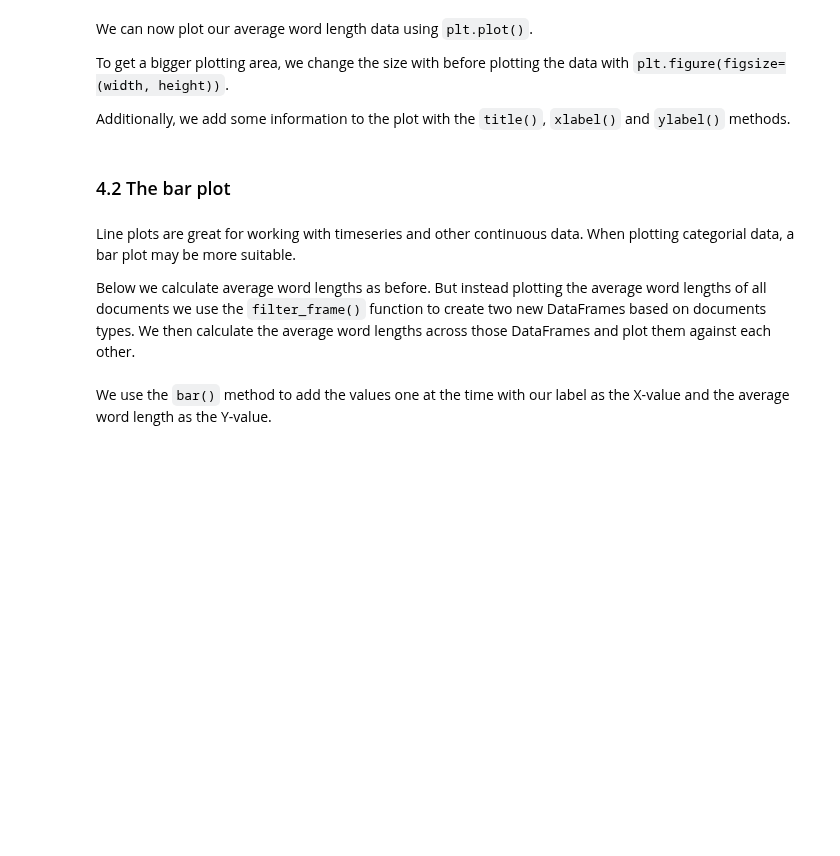
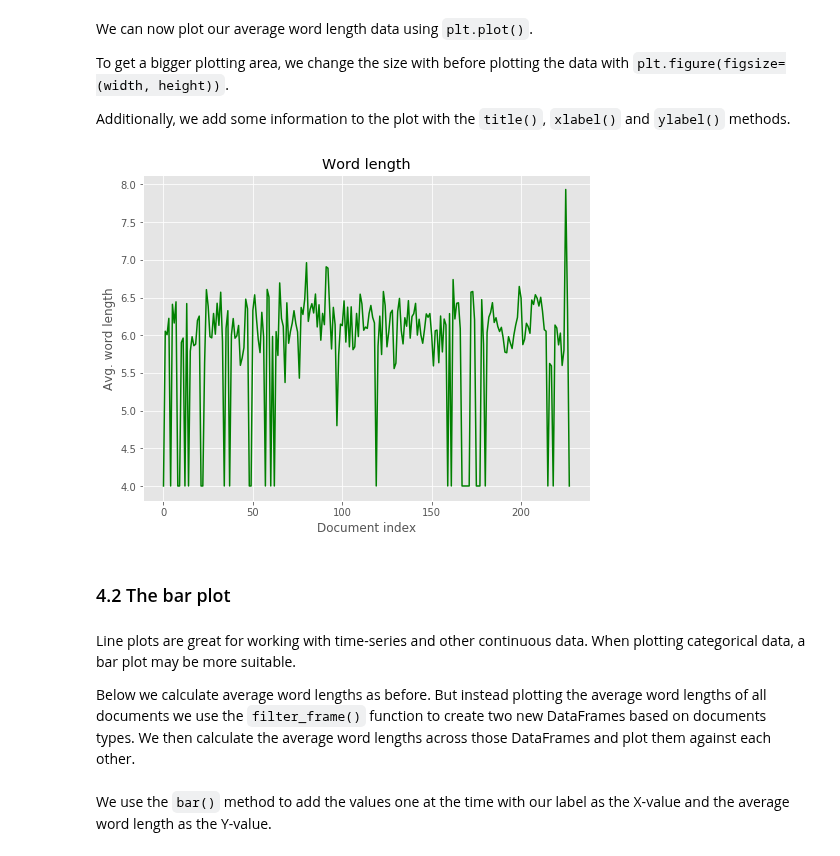
Before and after one commit to martinhauge/datasprint19, a Jupyter notebook: Data Visualisation.ipynb, the cells around one changed output. Cells and saved outputs as stored; diff of their text form; code cells hidden in the pictures; blank space fills up the shorter version.

```diff
--- a/Data Visualisation.ipynb
+++ b/Data Visualisation.ipynb
@@ -118,21 +135,23 @@ Additionally, we add some information to the plot with the `title()`, `xlabel()`
 # %%
 # If we want a differently sized plotting area, we specify the width and the height
 # before plotting the data.
 plt.figure(figsize=(8, 6))
 
 # The plot method adds the data to the plot. Optionally, we also specify a colour for the plot.
-plt.plot(avg_word_len, color=(0.4, 0.7, 0.2))
+plt.plot(avg_word_len, color='green')
 
 # We use various methods to customise our plot with additional information.
 plt.title('Word length')
 plt.xlabel('Document index')
 plt.ylabel('Avg. word length')
 
 plt.show()
+# %% [output]
+[figure, added]
 # %% [markdown]
 ### 4.2 The bar plot
 # %% [markdown]
-Line plots are great for working with timeseries and other continuous data. When plotting categorial data, a bar plot may be more suitable.
+Line plots are great for working with time-series and other continuous data. When plotting categorical data, a bar plot may be more suitable.
 
 Below we calculate average word lengths as before. But instead plotting the average word lengths of all documents we use the `filter_frame()` function to create two new DataFrames based on documents types. We then calculate the average word lengths across those DataFrames and plot them against each other.
 # %%
```
Also changed, not shown: parts of 20 cells of this notebook, 5 other files.
